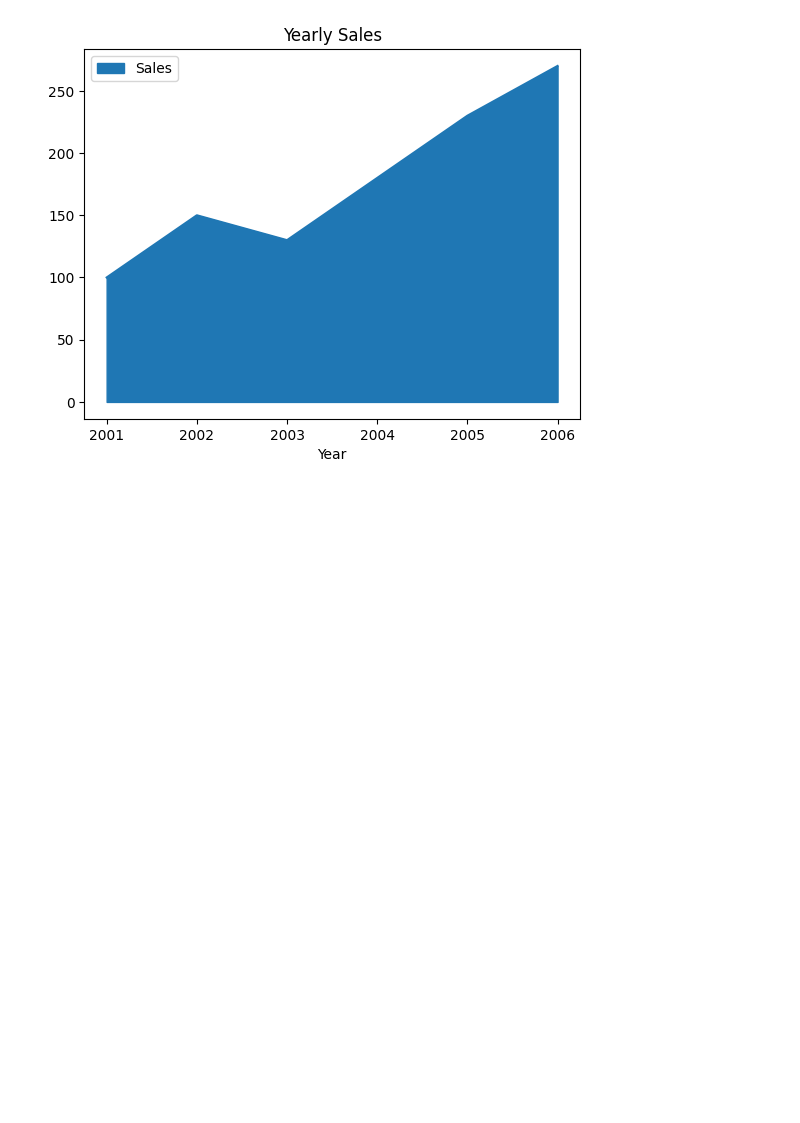
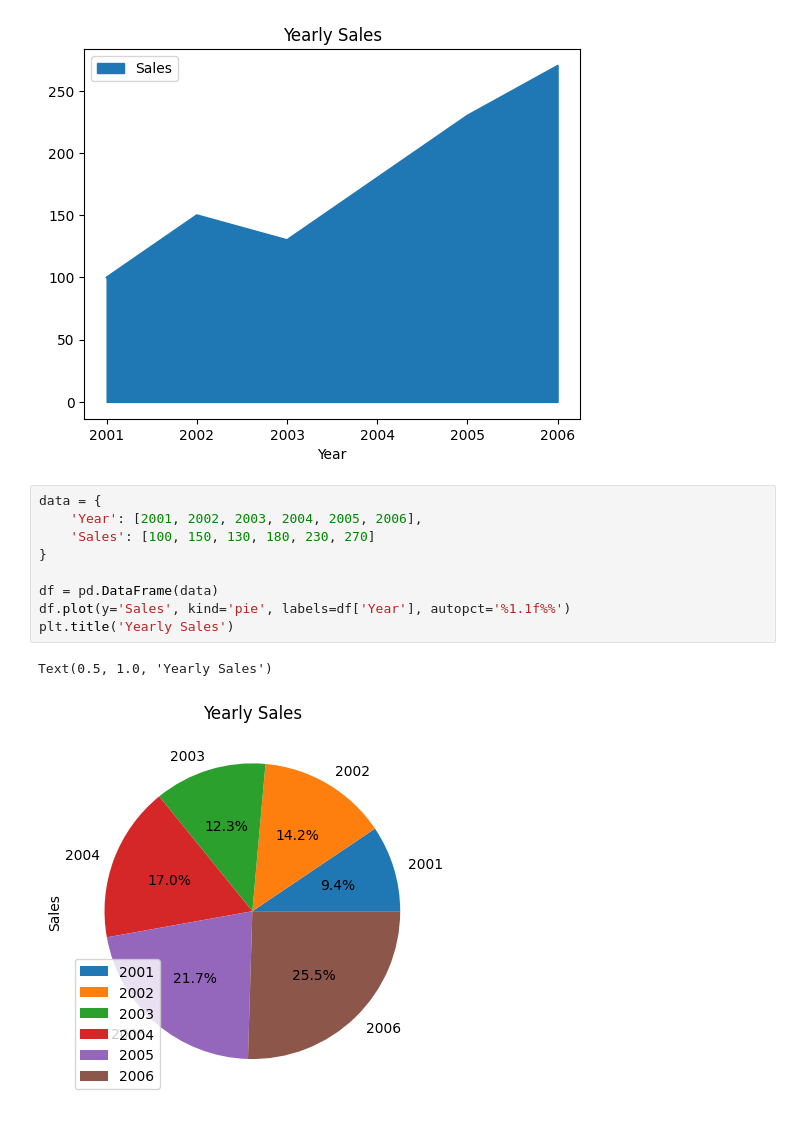
Before and after one commit to S0fft/Learning-Lab, a Jupyter notebook: ds_and_ml/notebooks/matplotlib/matplotlib_examples.ipynb, the cells around one changed output. Cells and saved outputs as stored; diff of their text form; blank space fills up the shorter version.

Commit message:
add pie diagram for sales and year

```diff
--- a/ds_and_ml/notebooks/matplotlib/matplotlib_examples.ipynb
+++ b/ds_and_ml/notebooks/matplotlib/matplotlib_examples.ipynb
@@ -50,3 +50,15 @@ plt.title('Yearly Sales')
 # %% [output]
 Text(0.5, 1.0, 'Yearly Sales')
 [figure]
+# %%
+data = {
+    'Year': [2001, 2002, 2003, 2004, 2005, 2006],
+    'Sales': [100, 150, 130, 180, 230, 270]
+}
+
+df = pd.DataFrame(data)
+df.plot(y='Sales', kind='pie', labels=df['Year'], autopct='%1.1f%%')
+plt.title('Yearly Sales')
+# %% [output]
+Text(0.5, 1.0, 'Yearly Sales')
+[figure, added]
```
